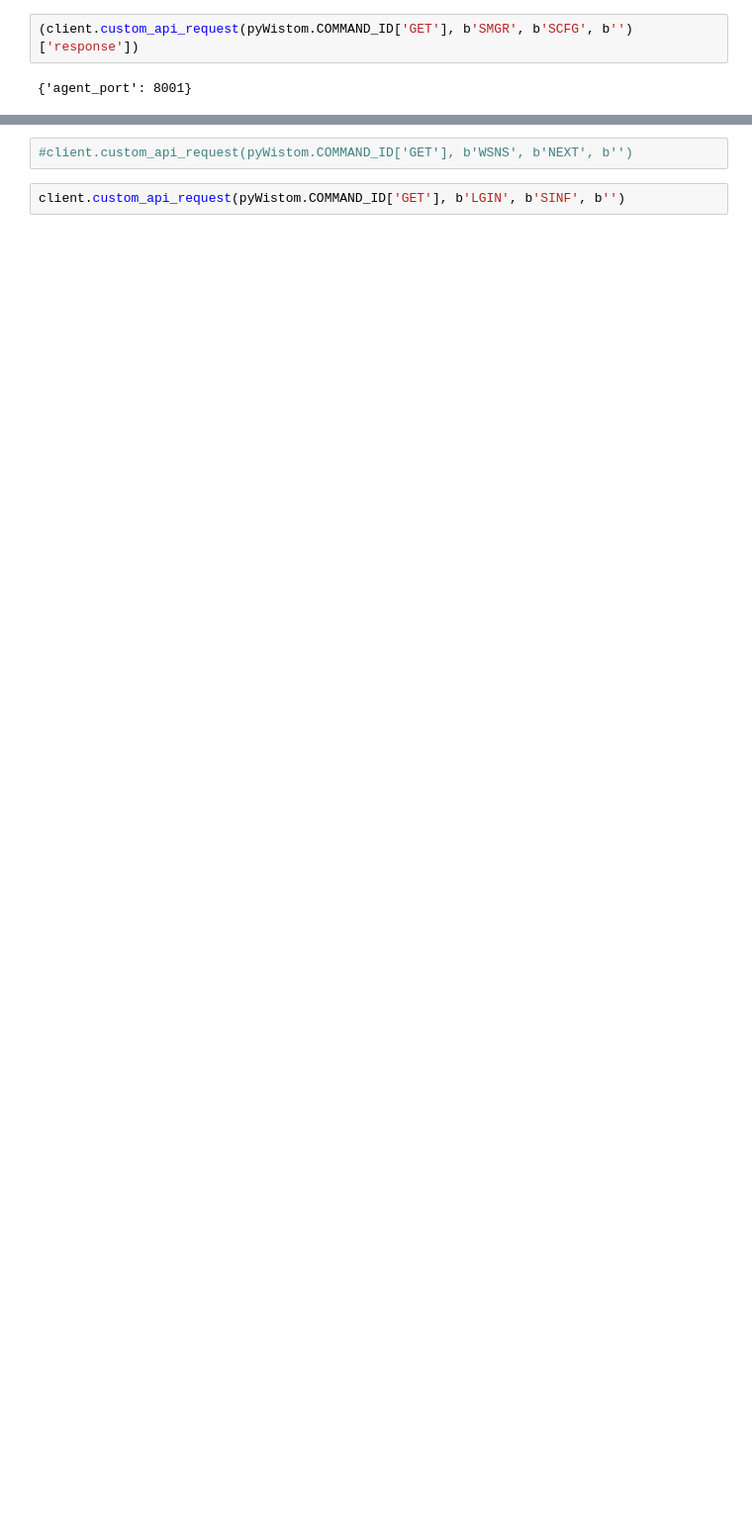
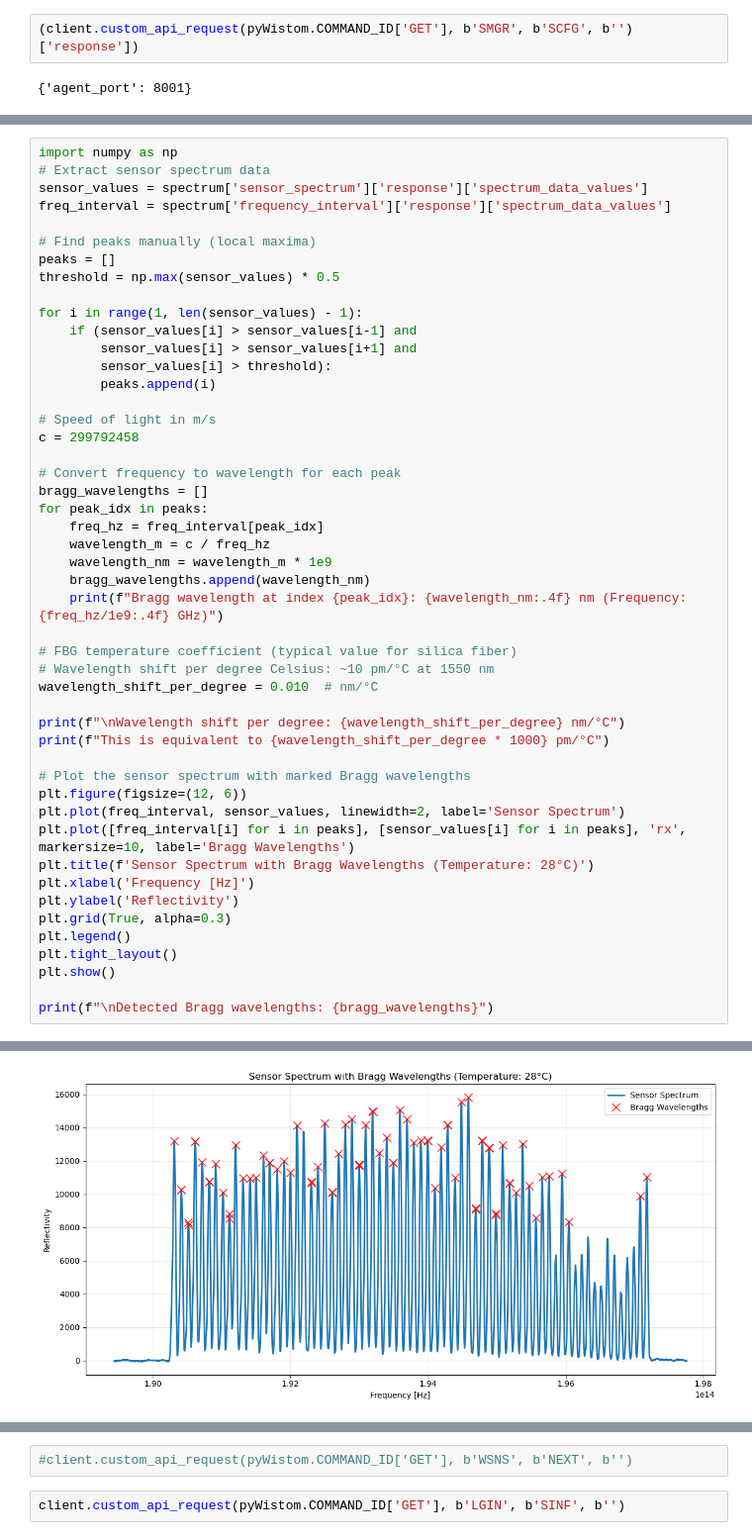
Before and after one commit to ldcn/pyWistom, a Jupyter notebook: pyWistom.ipynb, the cells around one changed output, grey strips where cells are left out. Shown: that part at 99% size. Saved outputs shown, nothing was run; the diff lists cells and outputs as text; blank space fills up the shorter version.

```diff
--- a/pyWistom.ipynb
+++ b/pyWistom.ipynb
@@ -196,0 +213,49 @@ plt.show()
+# %%
+import numpy as np
+# Extract sensor spectrum data
+sensor_values = spectrum['sensor_spectrum']['response']['spectrum_data_values']
+freq_interval = spectrum['frequency_interval']['response']['spectrum_data_values']
+
+# Find peaks manually (local maxima)
+peaks = []
+threshold = np.max(sensor_values) * 0.5
+
+for i in range(1, len(sensor_values) - 1):
+    if (sensor_values[i] > sensor_values[i-1] and
+        sensor_values[i] > sensor_values[i+1] and
+        sensor_values[i] > threshold):
+        peaks.append(i)
+
+# Speed of light in m/s
+c = 299792458
+
+# Convert frequency to wavelength for each peak
+bragg_wavelengths = []
+for peak_idx in peaks:
+    freq_hz = freq_interval[peak_idx]
+    wavelength_m = c / freq_hz
+    wavelength_nm = wavelength_m * 1e9
+    bragg_wavelengths.append(wavelength_nm)
+    print(f"Bragg wavelength at index {peak_idx}: {wavelength_nm:.4f} nm (Frequency: {freq_hz/1e9:.4f} GHz)")
+
+# FBG temperature coefficient (typical value for silica fiber)
+# Wavelength shift per degree Celsius: ~10 pm/°C at 1550 nm
+wavelength_shift_per_degree = 0.010  # nm/°C
+
+print(f"\nWavelength shift per degree: {wavelength_shift_per_degree} nm/°C")
+print(f"This is equivalent to {wavelength_shift_per_degree * 1000} pm/°C")
+
+# Plot the sensor spectrum with marked Bragg wavelengths
+plt.figure(figsize=(12, 6))
+plt.plot(freq_interval, sensor_values, linewidth=2, label='Sensor Spectrum')
+plt.plot([freq_interval[i] for i in peaks], [sensor_values[i] for i in peaks], 'rx', markersize=10, label='Bragg Wavelengths')
+plt.title(f'Sensor Spectrum with Bragg Wavelengths (Temperature: 28°C)')
+plt.xlabel('Frequency [Hz]')
+plt.ylabel('Reflectivity')
+plt.grid(True, alpha=0.3)
+plt.legend()
+plt.tight_layout()
+plt.show()
+
+print(f"\nDetected Bragg wavelengths: {bragg_wavelengths}")
+# %% [output]
@@ -196,0 +279 @@ plt.show()
+[figure, added]
```
Also changed, not shown: parts of 21 cells of this notebook.
